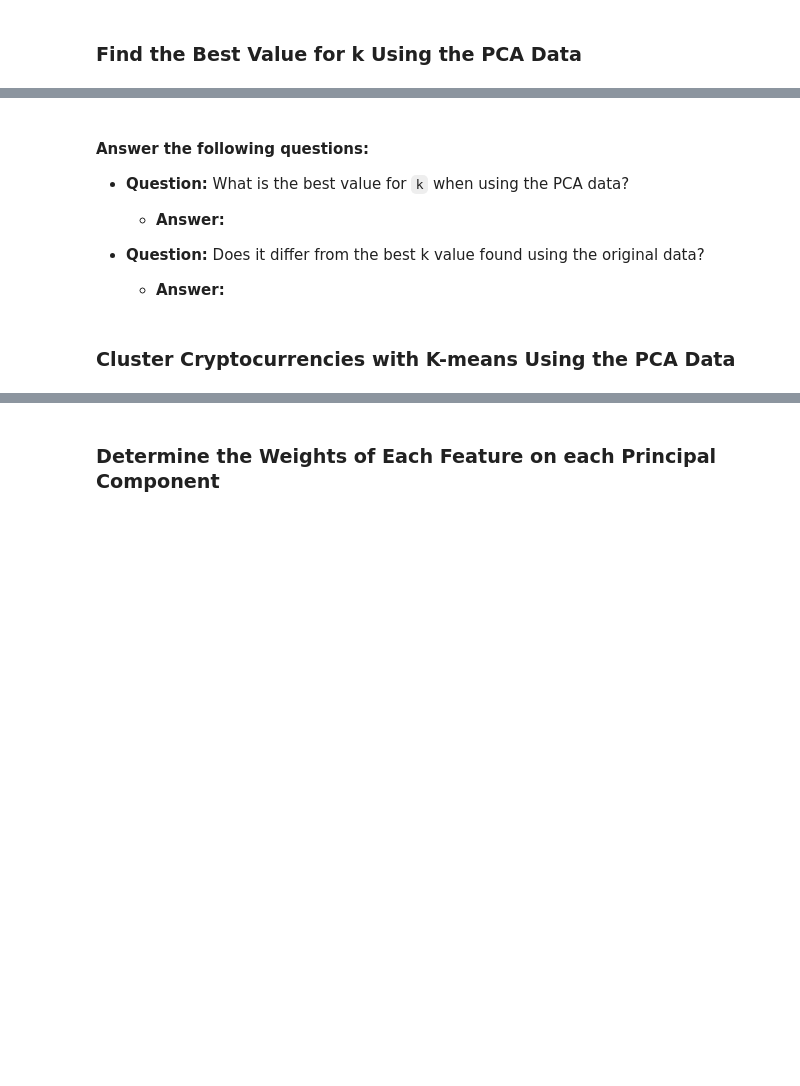
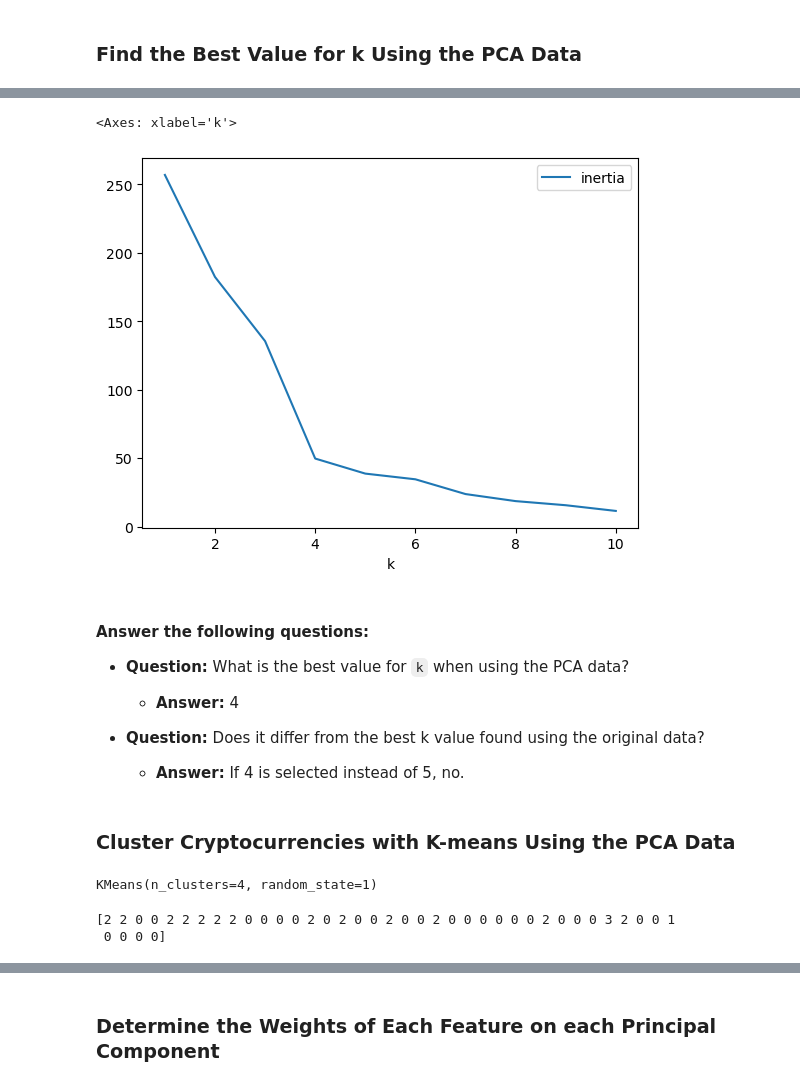
Before and after one commit to tamfree/CryptoClustering, a Jupyter notebook: Crypto_Clustering.ipynb, the cells around one changed output, grey strips where cells are left out. Drawn from its saved outputs; the diff is of its cells as text; code cells hidden in the pictures; blank space fills up the shorter version.

```diff
--- a/Crypto_Clustering.ipynb
+++ b/Crypto_Clustering.ipynb
@@ -220,8 +220,10 @@ scaled_market_data_df2.plot.scatter(x="price_change_percentage_24h", y="price_ch
 ### Optimize Clusters with Principal Component Analysis.
 # %%
 # Create a PCA model instance and set `n_components=3`.
+pca = PCA(n_components=3)
 # %%
 # Use the PCA model with `fit_transform` on the original scaled DataFrame to reduce to three principal components.
-
+crypto_pca = pca.fit_transform(scaled_market_data_df)
 
 # View the first five rows of the DataFrame.
+crypto_pca[:5]
@@ -238,12 +275,13 @@ scaled_market_data_df2.plot.scatter(x="price_change_percentage_24h", y="price_ch
 # Note: The code for this step is provided for you
 
 # Creating a DataFrame with the PCA data
-
+crypto_pca_df = pd.DataFrame(crypto_pca, columns=['PCA1', 'PCA2', 'PCA3'])
 
 # Copy the crypto names from the original data
-
+crypto_pca_df[COIN_ID_COL] = scaled_market_data_df.index
 
 # Set the coinid column as index
-
+crypto_pca_df = crypto_pca_df.set_index(COIN_ID_COL)
 
 # Display sample data
+crypto_pca_df
@@ -271,3 +328,5 @@ scaled_market_data_df2.plot.scatter(x="price_change_percentage_24h", y="price_ch
 
 
 # Display the DataFrame
+pca_elbow_data = getKMeans_ElbowDataDF(crypto_pca_df)
+pca_elbow_data
@@ -274,16 +345,20 @@ scaled_market_data_df2.plot.scatter(x="price_change_percentage_24h", y="price_ch
 # %%
 # Plot a line chart with all the inertia values computed with
 # the different values of k to visually identify the optimal value for k.
+pca_elbow_data.plot(x="k", y="inertia")
+# %% [output]
+<Axes: xlabel='k'>
+[figure, added]
 # %% [markdown]
 #### Answer the following questions:
 * **Question:** What is the best value for `k` when using the PCA data?
 
-  * **Answer:**
+  * **Answer:** 4
 
 
 * **Question:** Does it differ from the best k value found using the original data?
 
-  * **Answer:**
+  * **Answer:** If 4 is selected instead of 5, no.
 # %% [markdown]
 ### Cluster Cryptocurrencies with K-means Using the PCA Data
 # %%
@@ -291,9 +367,16 @@ scaled_market_data_df2.plot.scatter(x="price_change_percentage_24h", y="price_ch
 # %%
 # Fit the K-Means model using the PCA data
+kmean_withPCA_model.fit(crypto_pca_df)
+# %% [output]
+KMeans(n_clusters=4, random_state=1)
 # %%
 # Predict the clusters to group the cryptocurrencies using the PCA data
-
+crypto_predictions_using_PCA = kmean_withPCA_model.predict(crypto_pca_df)
 
 # Print the resulting array of cluster values.
+print(crypto_predictions_using_PCA)
+# %% [output]
+[2 2 0 0 2 2 2 2 2 0 0 0 0 2 0 2 0 0 2 0 0 2 0 0 0 0 0 0 2 0 0 0 3 2 0 0 1
+ 0 0 0 0]
 # %%
 # Create a copy of the DataFrame with the PCA data
```
Also changed, not shown: parts of 11 cells of this notebook, 1 other file.
